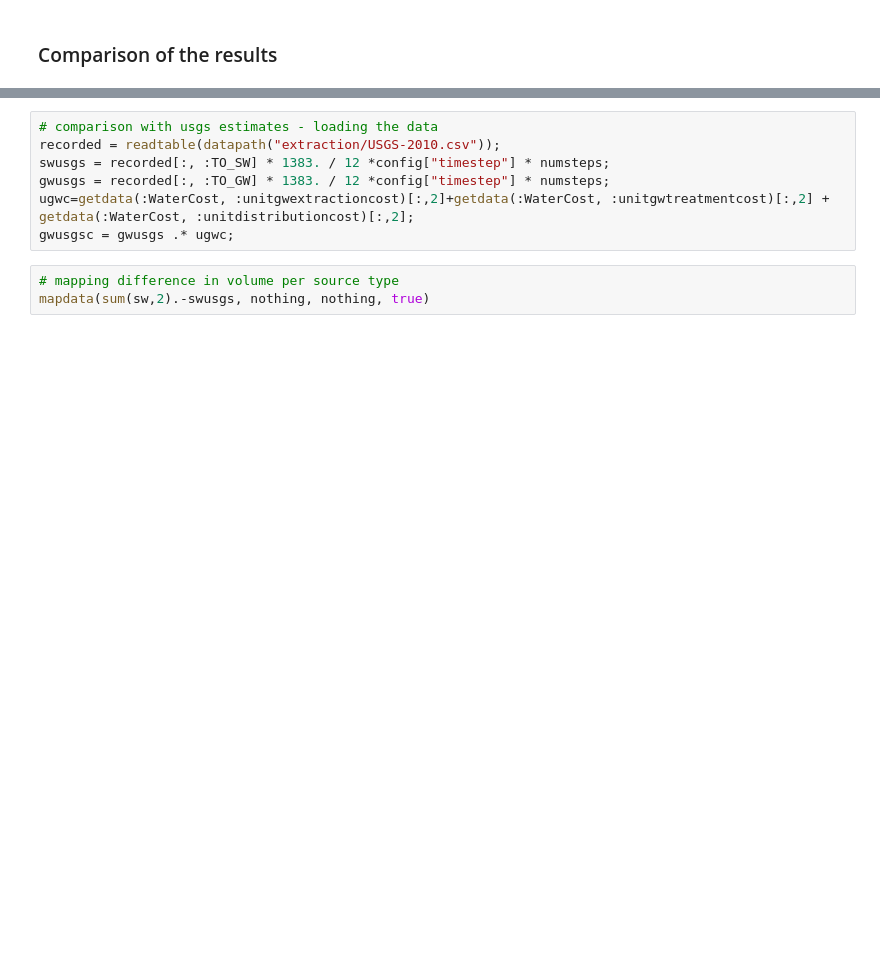
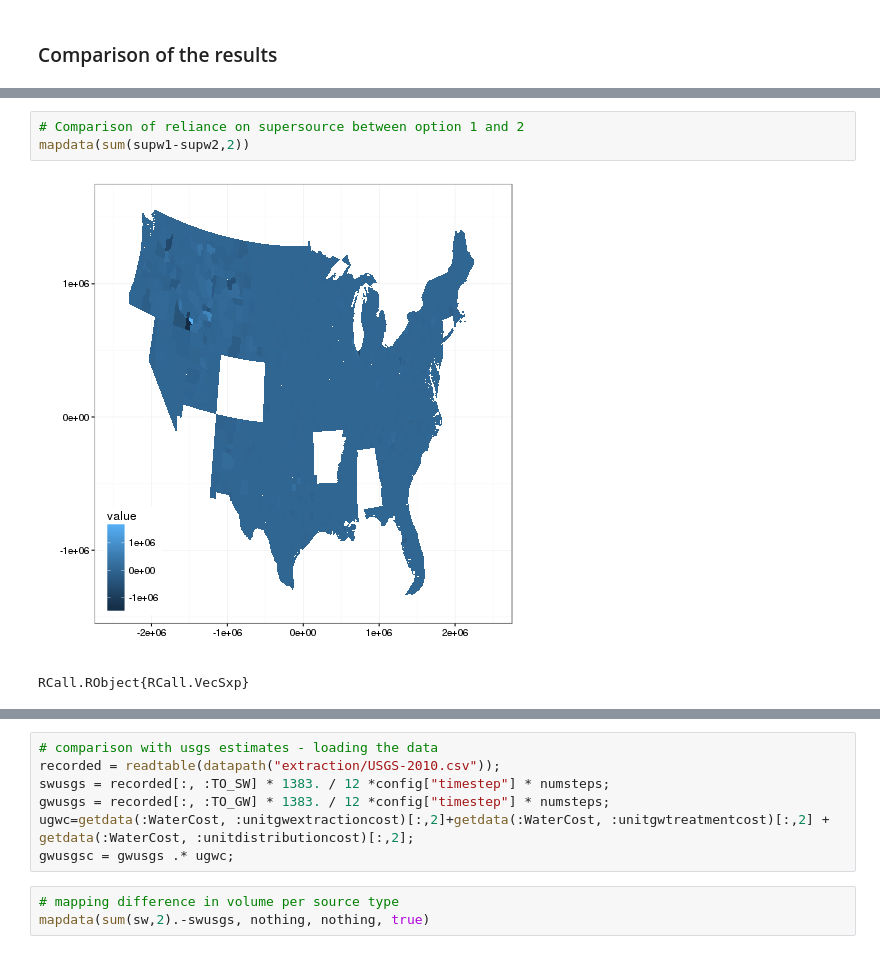
Before and after one commit to AmericasWater/awash, a Jupyter notebook: analyses/allocationcheck/Illustration cost model - comparison allocation.ipynb, the cells around one changed output, grey strips where cells are left out. Cells and saved outputs as stored; diff of their text form; blank space fills up the shorter version.

```diff
--- a/analyses/allocationcheck/Illustration cost model - comparison allocation.ipynb
+++ b/analyses/allocationcheck/Illustration cost model - comparison allocation.ipynb
@@ -202 +171,7 @@ swusgs.data -sum(sw1+supw1,2)
+# %%
+# Comparison of reliance on supersource between option 1 and 2
+mapdata(sum(supw1-supw2,2))
+# %% [output]
+[figure, added]
+RCall.RObject{RCall.VecSxp}
 # %%
```
Also changed, not shown: parts of 14 cells of this notebook, 3 other files.
